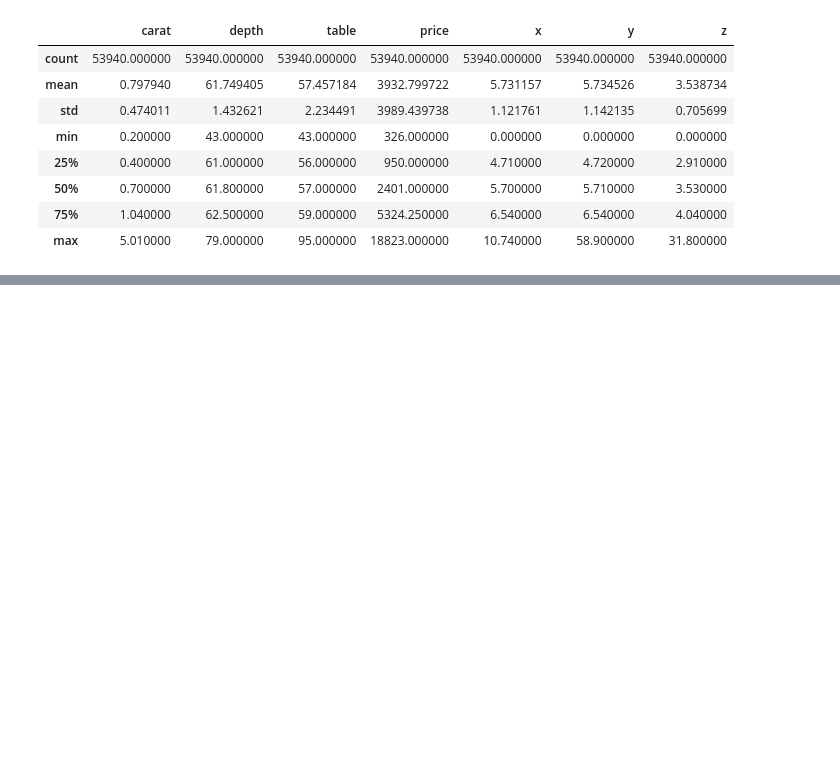
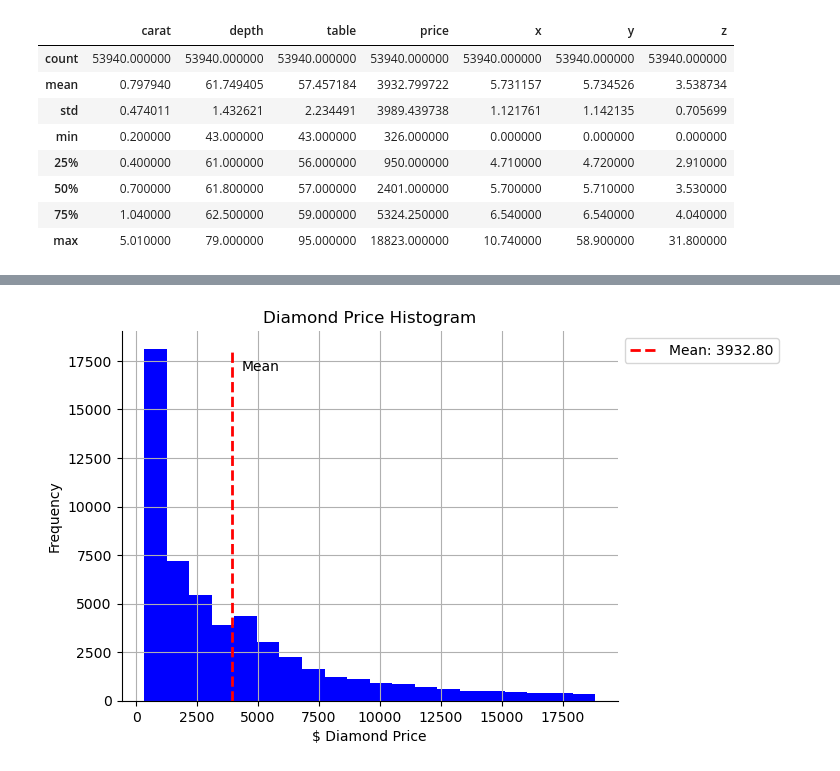
Before and after one commit to Antonio417/Multivariate_Data_Analysis, a Jupyter notebook: Multivariate_Data_Analysis.ipynb, the cells around one changed output, grey strips where cells are left out. Saved outputs shown, nothing was run; the diff lists cells and outputs as text; code cells hidden in the pictures; blank space fills up the shorter version.

Commit message:
Initial Univariate Exploration

```diff
--- a/Multivariate_Data_Analysis.ipynb
+++ b/Multivariate_Data_Analysis.ipynb
@@ -48,0 +52,16 @@ diamonds.describe()
+# %%
+# univariate plot of diamond prices
+# Let's plot a Histogram for the diamond price to get an idea of the distribution of price in the dataset
+# Mark the diamond price mean on the plot
+d_med = diamonds['price'].mean()
+
+plt.hist(data = diamonds, x = 'price', color = "blue", bins=20)
+plt.axvline(x=d_med, color='red', ls='--', ymax=0.95, lw=2, label="Mean: {:.2f}".format(d_med))
+plt.text(d_med*1.1,17000,'Mean',rotation=0)
+plt.xlabel("$ Diamond Price")
+plt.ylabel("Frequency")
+plt.grid()
+plt.title("Diamond Price Histogram")
+plt.legend(bbox_to_anchor=(1.0, 1), loc='upper left');
+# %% [output]
+[figure, added]
```
Also changed, not shown: parts of 2 cells of this notebook.
